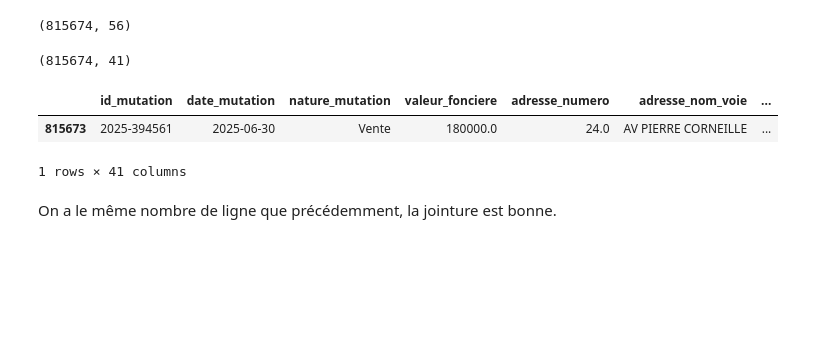
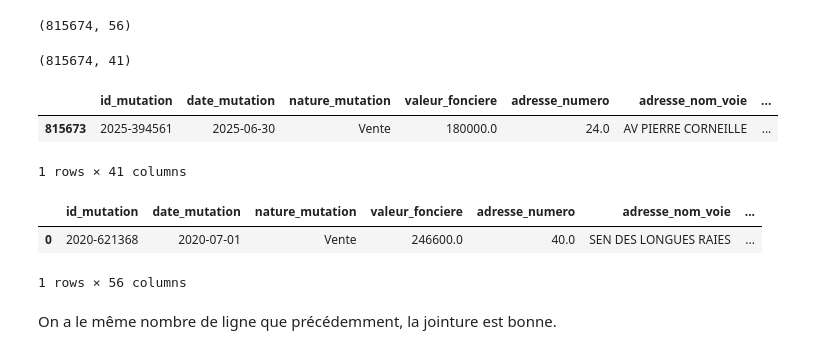
Before and after one commit to leocoooo/land_value_prediction, a Jupyter notebook: src/construction_de_la_base/construction.ipynb, the cells around one changed output. Cells and saved outputs as stored; diff of their text form; code cells hidden in the pictures; blank space fills up the shorter version.

```diff
--- a/src/construction_de_la_base/construction.ipynb
+++ b/src/construction_de_la_base/construction.ipynb
@@ -1241,5 +1261,11 @@ df_vf_idf.tail(1)
 |  | id_mutation | date_mutation | nature_mutation | valeur_fonciere | adresse_numero | adresse_nom_voie | ... |
 | 815673 | 2025-394561 | 2025-06-30 | Vente | 180000.0 | 24.0 | AV PIERRE CORNEILLE | ... |
 1 rows × 41 columns
+# %%
+df_vf_idf_enriched.head(1)
+# %% [output]
+|  | id_mutation | date_mutation | nature_mutation | valeur_fonciere | adresse_numero | adresse_nom_voie | ... |
+| 0 | 2020-621368 | 2020-07-01 | Vente | 246600.0 | 40.0 | SEN DES LONGUES RAIES | ... |
+1 rows × 56 columns
 # %% [markdown]
 On a le même nombre de ligne que précédemment, la jointure est bonne.
```
Also changed, not shown: parts of 4 cells of this notebook.
